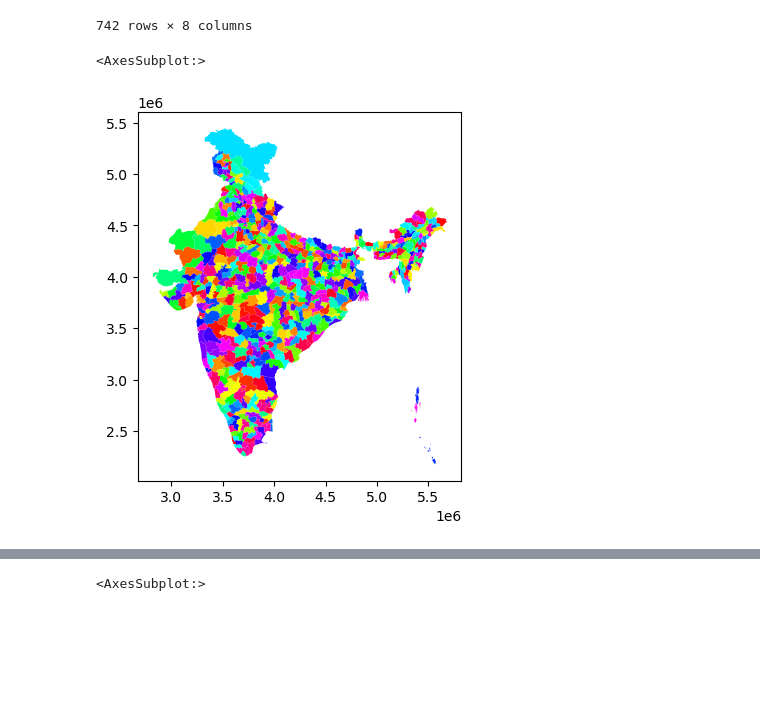
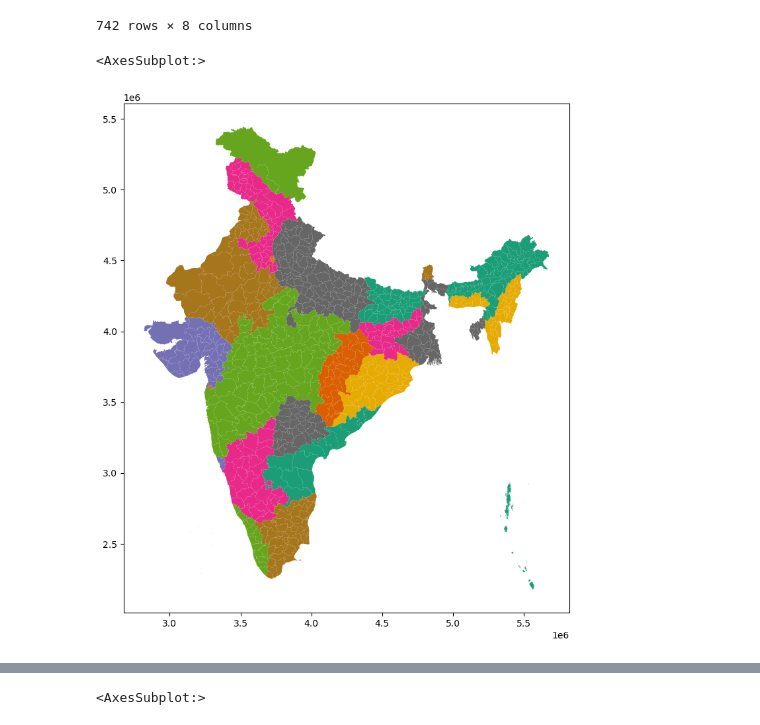
Before and after one commit to Anandpiyush21/Geospatial, a Jupyter notebook: geopandas_India.ipynb, the cells around one changed output, grey strips where cells are left out. Cells and saved outputs as stored; diff of their text form; code cells hidden in the pictures; blank space fills up the shorter version.

```diff
--- a/geopandas_India.ipynb
+++ b/geopandas_India.ipynb
@@ -23,10 +23,10 @@ india
 | 741 | WEST KARBI ANGLONG | ASSAM | Not Verified on Ground | 18 | 710 | 430785.104037 | 2.957340e+09 | POLYGON ((5227010.46 4288318.418,... |
 742 rows × 8 columns
 # %%
-india.plot(cmap = 'hsv', column = 'District' )
+india.plot(cmap = 'Dark2', column = 'STATE' ,figsize = (10,10))
 # %% [output]
 <AxesSubplot:>
-[figure, old version]
+[figure, new version]
 # %%
 india
 # %% [output]
```
Also changed, not shown: parts of 2 cells of this notebook, 6 other files.
